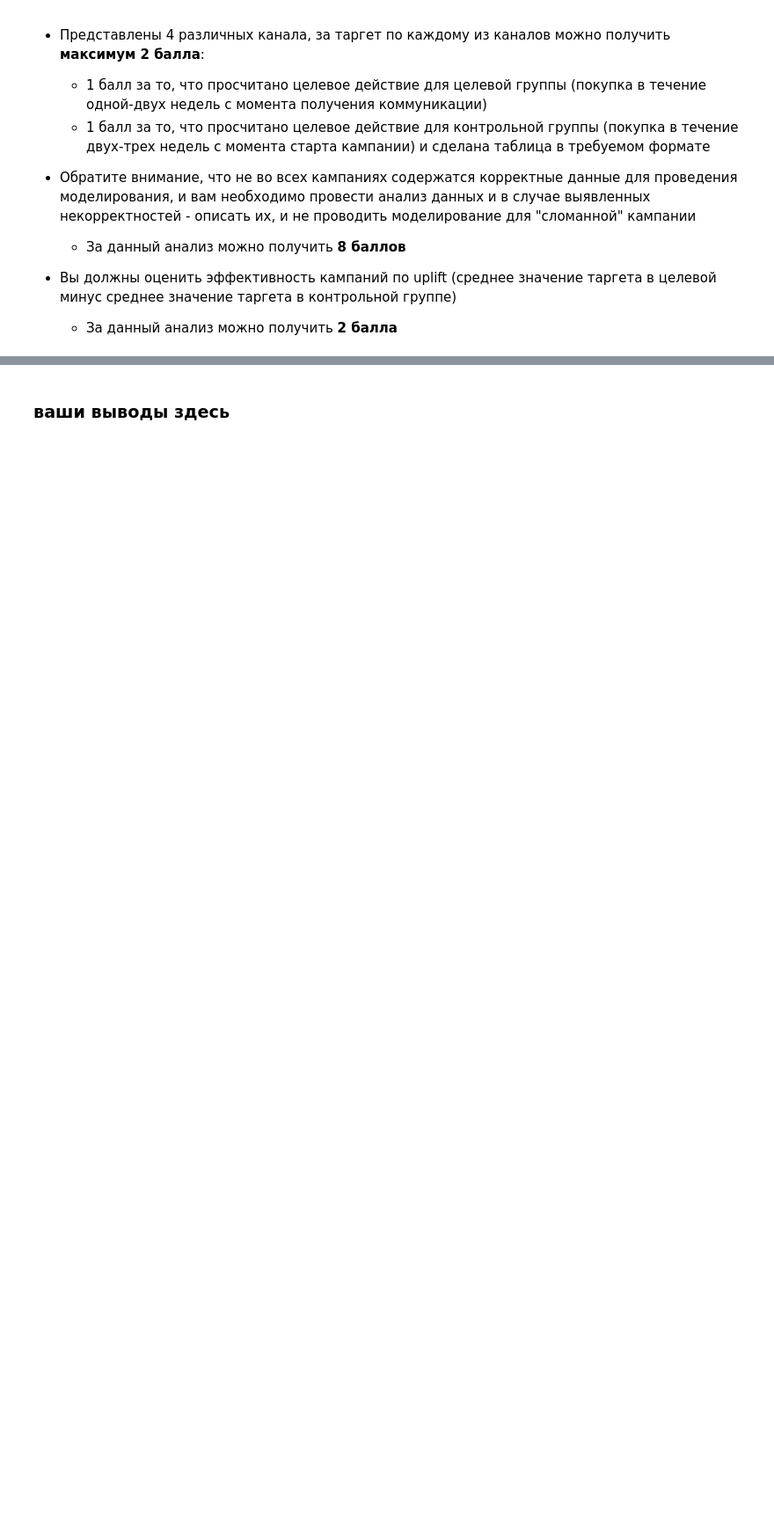
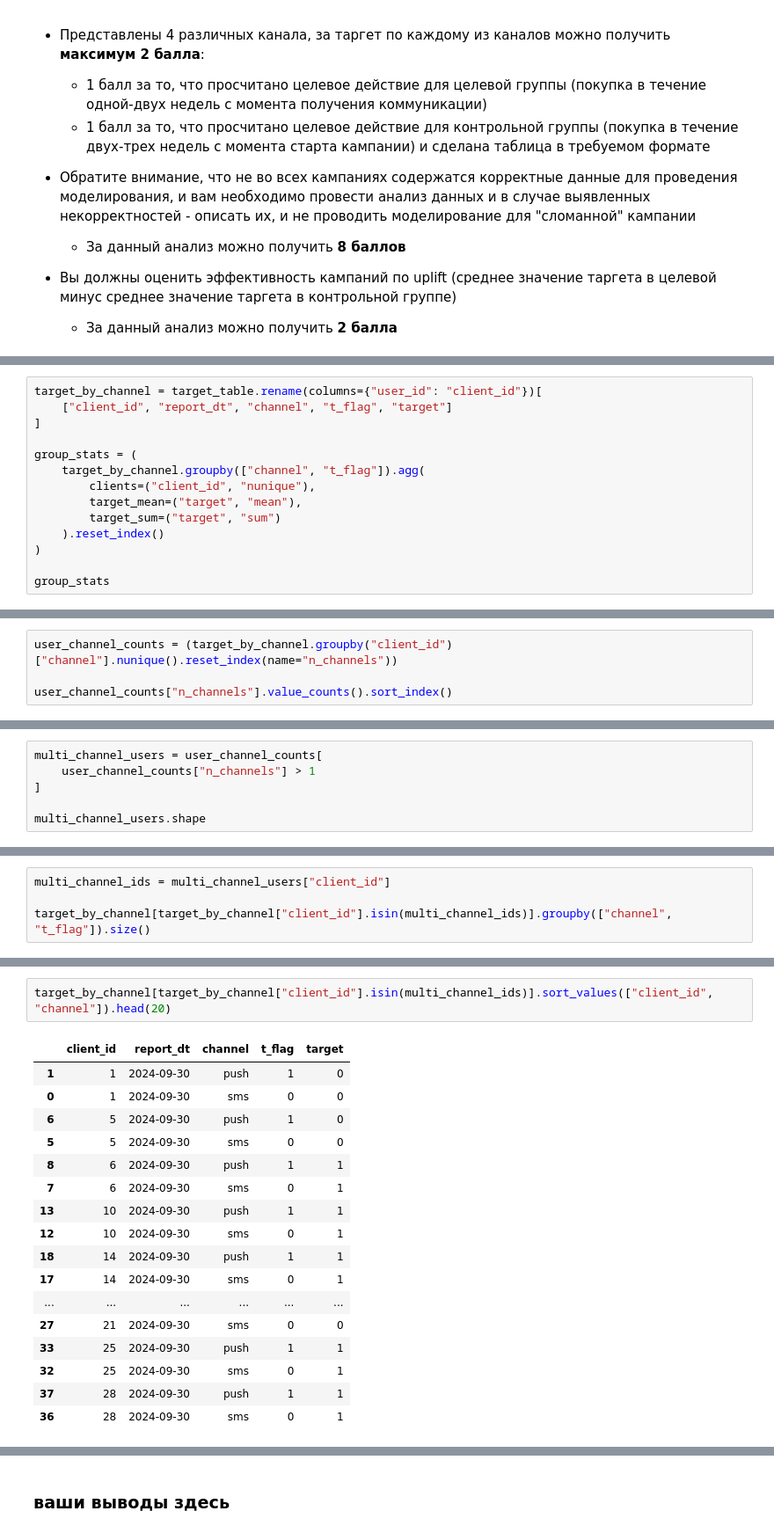
Before and after one commit to Arnak101/Arnak101.github.io, a Jupyter notebook: Hometasks/Pro/AI_HW6_uplift.ipynb, the cells around one changed output, grey strips where cells are left out. Shown at 88% size. Saved outputs shown, nothing was run; the diff lists cells and outputs as text; blank space fills up the shorter version.

```diff
--- a/Hometasks/Pro/AI_HW6_uplift.ipynb
+++ b/Hometasks/Pro/AI_HW6_uplift.ipynb
@@ -151,0 +310,14 @@ with zipfile.ZipFile('Data.zip', 'r') as zip_ref:
+# %%
+target_by_channel = target_table.rename(columns={"user_id": "client_id"})[
+    ["client_id", "report_dt", "channel", "t_flag", "target"]
+]
+
+group_stats = (
+    target_by_channel.groupby(["channel", "t_flag"]).agg(
+        clients=("client_id", "nunique"),
+        target_mean=("target", "mean"),
+        target_sum=("target", "sum")
+    ).reset_index()
+)
+
+group_stats
@@ -151,0 +384,4 @@ with zipfile.ZipFile('Data.zip', 'r') as zip_ref:
+# %%
+user_channel_counts = (target_by_channel.groupby("client_id")["channel"].nunique().reset_index(name="n_channels"))
+
+user_channel_counts["n_channels"].value_counts().sort_index()
@@ -151,0 +394,6 @@ with zipfile.ZipFile('Data.zip', 'r') as zip_ref:
+# %%
+multi_channel_users = user_channel_counts[
+    user_channel_counts["n_channels"] > 1
+]
+
+multi_channel_users.shape
@@ -151,0 +402,4 @@ with zipfile.ZipFile('Data.zip', 'r') as zip_ref:
+# %%
+multi_channel_ids = multi_channel_users["client_id"]
+
+target_by_channel[target_by_channel["client_id"].isin(multi_channel_ids)].groupby(["channel", "t_flag"]).size()
@@ -151,0 +412,20 @@ with zipfile.ZipFile('Data.zip', 'r') as zip_ref:
+# %%
+target_by_channel[target_by_channel["client_id"].isin(multi_channel_ids)].sort_values(["client_id", "channel"]).head(20)
+# %% [output]
+|  | client_id | report_dt | channel | t_flag | target |
+| 1 | 1 | 2024-09-30 | push | 1 | 0 |
+| 0 | 1 | 2024-09-30 | sms | 0 | 0 |
+| 6 | 5 | 2024-09-30 | push | 1 | 0 |
+| 5 | 5 | 2024-09-30 | sms | 0 | 0 |
+| 8 | 6 | 2024-09-30 | push | 1 | 1 |
+| 7 | 6 | 2024-09-30 | sms | 0 | 1 |
+| 13 | 10 | 2024-09-30 | push | 1 | 1 |
+| 12 | 10 | 2024-09-30 | sms | 0 | 1 |
+| 18 | 14 | 2024-09-30 | push | 1 | 1 |
+| 17 | 14 | 2024-09-30 | sms | 0 | 1 |
+| ... | ... | ... | ... | ... | ... |
+| 27 | 21 | 2024-09-30 | sms | 0 | 0 |
+| 33 | 25 | 2024-09-30 | push | 1 | 1 |
+| 32 | 25 | 2024-09-30 | sms | 0 | 1 |
+| 37 | 28 | 2024-09-30 | push | 1 | 1 |
+| 36 | 28 | 2024-09-30 | sms | 0 | 1 |
```
Also changed, not shown: parts of 34 cells of this notebook.
